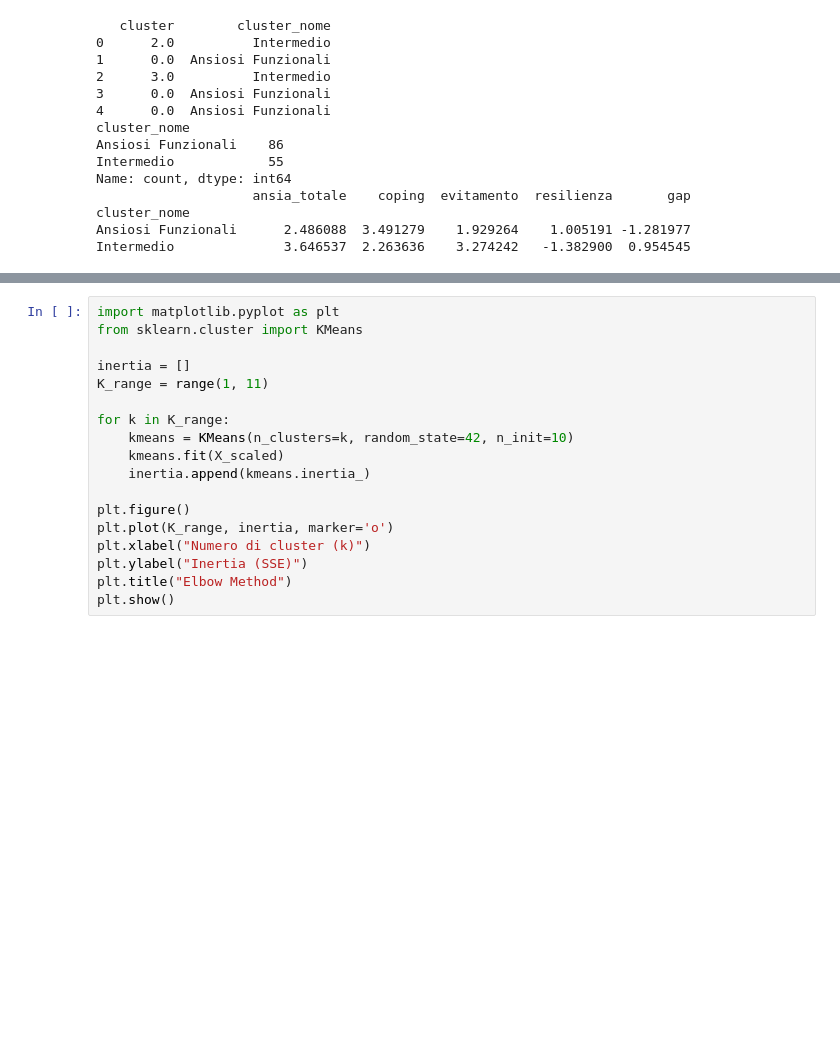
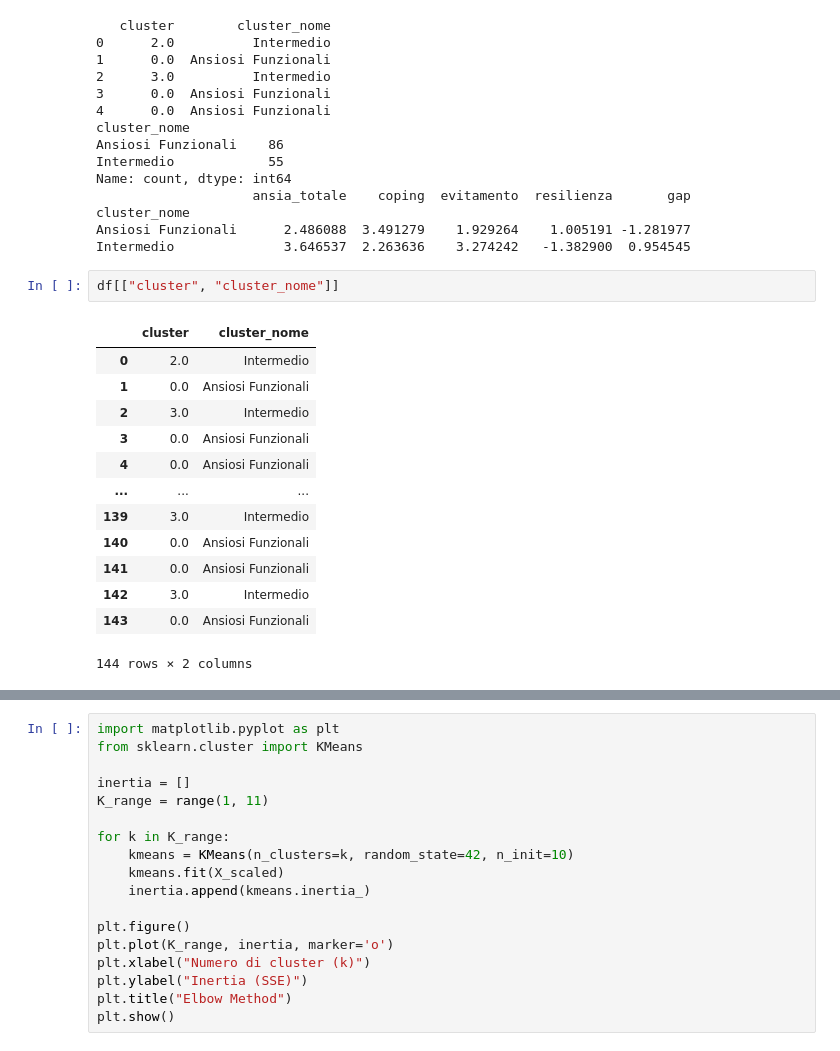
Before and after one commit to gaiacassinelli1/Project-Work, a Jupyter notebook: notebook/clustering.ipynb, the cells around one changed output, grey strips where cells are left out. Saved outputs shown, nothing was run; the diff lists cells and outputs as text; blank space fills up the shorter version.

Commit message:
fix cluster

```diff
--- a/notebook/clustering.ipynb
+++ b/notebook/clustering.ipynb
@@ -121,3 +121,19 @@ Name: count, dtype: int64
 cluster_nome
 Ansiosi Funzionali      2.486088  3.491279    1.929264    1.005191 -1.281977
 Intermedio              3.646537  2.263636    3.274242   -1.382900  0.954545
+# %%
+df[["cluster", "cluster_nome"]]
+# %% [output]
+|  | cluster | cluster_nome |
+| 0 | 2.0 | Intermedio |
+| 1 | 0.0 | Ansiosi Funzionali |
+| 2 | 3.0 | Intermedio |
+| 3 | 0.0 | Ansiosi Funzionali |
+| 4 | 0.0 | Ansiosi Funzionali |
+| ... | ... | ... |
+| 139 | 3.0 | Intermedio |
+| 140 | 0.0 | Ansiosi Funzionali |
+| 141 | 0.0 | Ansiosi Funzionali |
+| 142 | 3.0 | Intermedio |
+| 143 | 0.0 | Ansiosi Funzionali |
+144 rows × 2 columns
```
Also changed, not shown: parts of 1 cell of this notebook.
